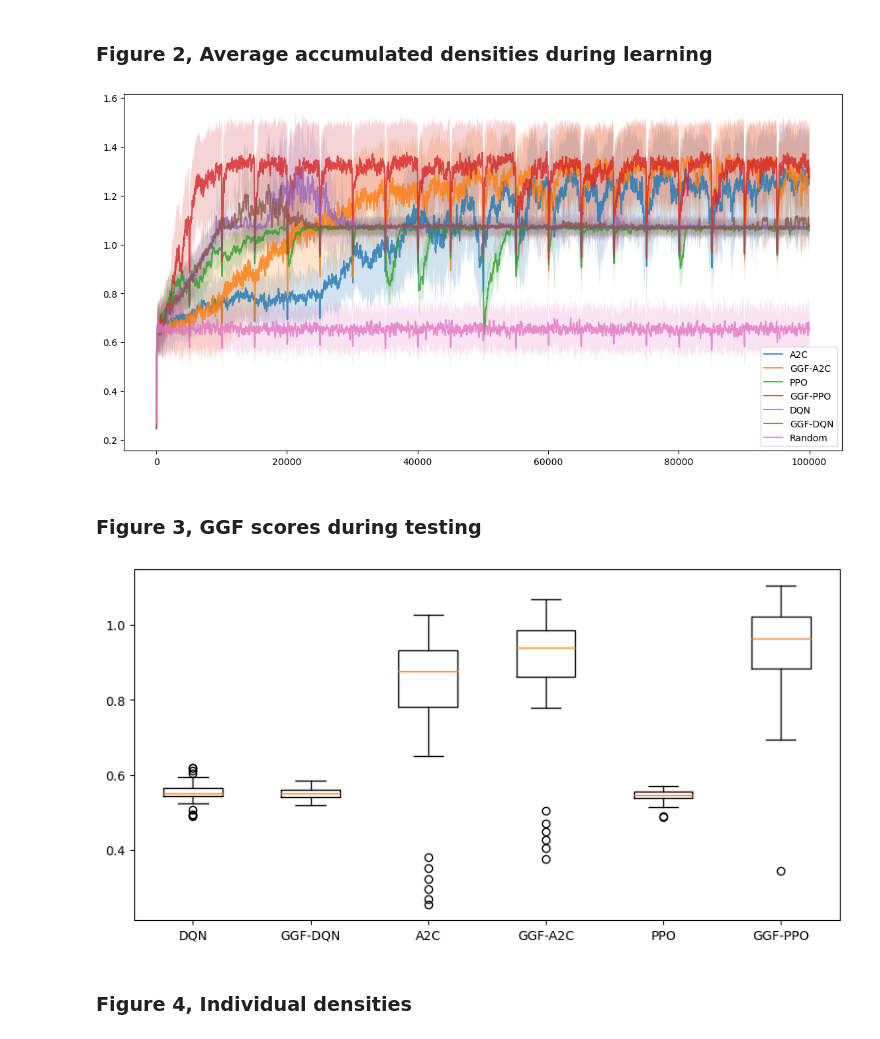
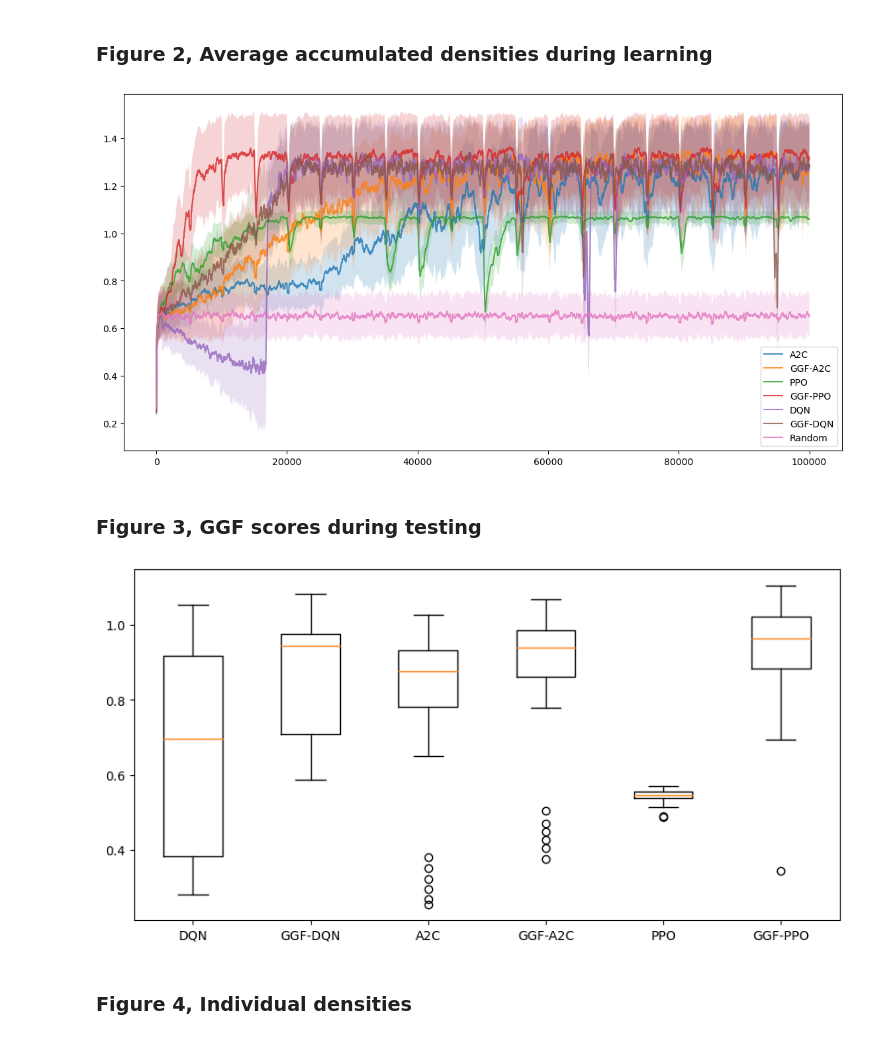
Before and after one commit to yan-dot-zhang/Fair-RL-project, a Jupyter notebook: AnalyzeResult.ipynb, the cells around one changed output. Drawn from its saved outputs; the diff is of its cells as text; code cells hidden in the pictures.

```diff
--- a/AnalyzeResult.ipynb
+++ b/AnalyzeResult.ipynb
@@ -53,7 +53,7 @@ def read_result_data(pattern_list, keys_list=None):
     data_ = pd.concat(df_list, ignore_index=True)
     return data_
 
-pattern_list  = ['sb3_reward_a2c', 'sb3_reward_a2cggi', 'sb3_reward_ppo', 'sb3_reward_ppoggi','reward_dqn', 'reward_dqnggi','reward_random']
+pattern_list  = ['sb3_reward_a2c', 'sb3_reward_a2cggi', 'sb3_reward_ppo', 'sb3_reward_ppoggi','sb3_reward_dqn', 'sb3_reward_dqnggi','reward_random']
 keys_list = ['A2C', 'GGF-A2C', 'PPO', 'GGF-PPO', 'DQN', 'GGF-DQN', 'Random']
 result_df = read_result_data(pattern_list, keys_list)
 # %% [markdown]
@@ -61,29 +61,28 @@ result_df = read_result_data(pattern_list, keys_list)
 # %%
 def plot_accumulated_density(df, algs_list):
     plt.figure(figsize=(14, 7))
     for alg in algs_list:
         alg_df = df[df['Algorithm']==alg]
         group_df = alg_df.groupby(['step']).first().reset_index()[['step']]
         group_df['Sum_mean'] = alg_df.groupby(['step'])['Sum'].mean().reset_index()['Sum']
         group_df['Sum_std'] = alg_df.groupby(['step'])['Sum'].std().reset_index()['Sum']
         # make the Sum_mean smoother and keep the same length
-        ma_length = 100
+        ma_length = 300
         group_df['Sum_mean'] = group_df['Sum_mean'].rolling(ma_length, min_periods=1).mean()
         group_df['Sum_std'] = group_df['Sum_std'].rolling(ma_length, min_periods=1).mean()
 
         plt.plot(group_df['step'], group_df['Sum_mean'], label=alg, alpha = 0.8)
         plt.fill_between(group_df['step'], group_df['Sum_mean'] - group_df['Sum_std'], group_df['Sum_mean'] + group_df['Sum_std'], alpha=0.2)
 
     plt.legend(loc = 'best')
     plt.show()
 
 plot_accumulated_density(result_df, keys_list)
 # %% [output]
-[figure, old version]
+[figure, new version]
 # %% [markdown]
 ### Figure 3, GGF scores during testing
 # %%
-
 # boxplot with matplotlib
 final_result_df = result_df[result_df['step'] >= (max(result_df['step'])-5)]
 boxplot_data = []
@@ -95,7 +94,7 @@ plt.figure(figsize=(10, 5))
 plt.boxplot(boxplot_data, labels=keys_list_boxplot)
 plt.show()
 # %% [output]
-[figure, old version]
+[figure, new version]
 # %% [markdown]
 ### Figure 4, Individual densities
 # %%
```
Also changed, not shown: parts of 1 cell of this notebook, 7 other files.
